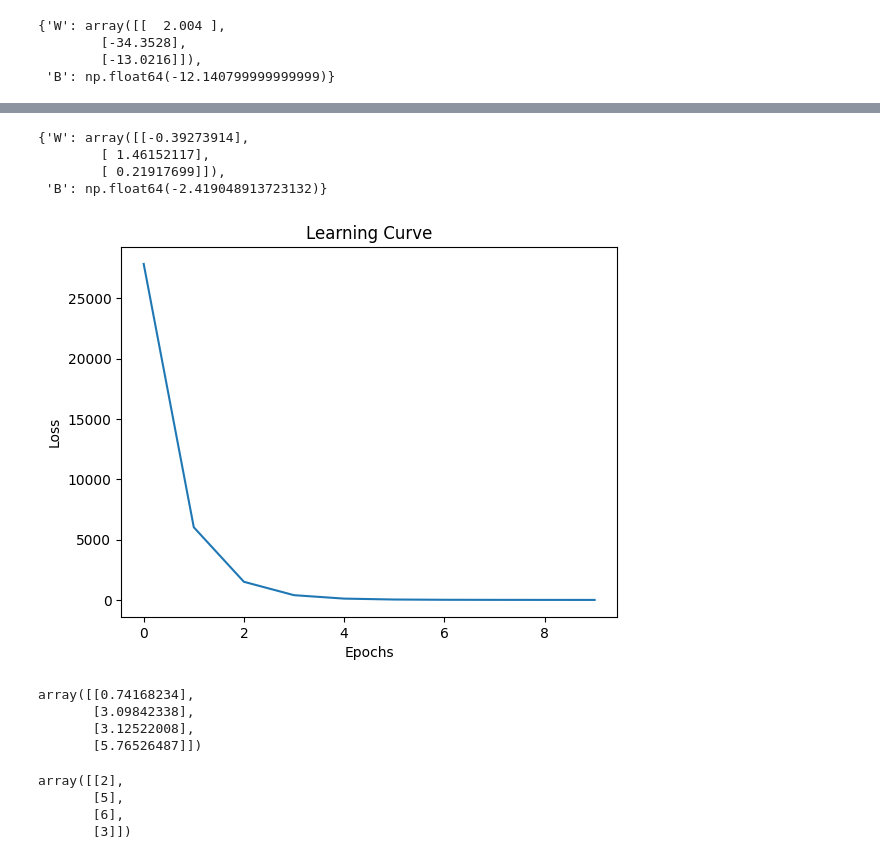
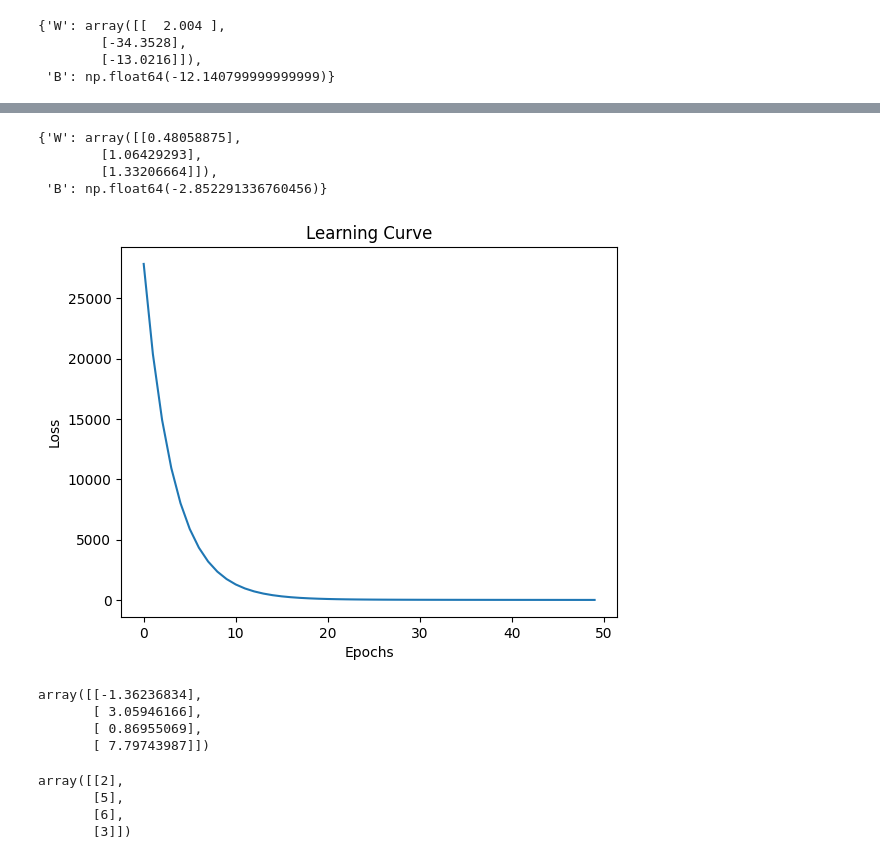
Before and after one commit to lighscent/fastapi_, a Jupyter notebook: kevindegila/2_DeepLearning_160/01-05 Gradient Descent.ipynb, the cells around one changed output, grey strips where cells are left out. Cells and saved outputs as stored; diff of their text form; code cells hidden in the pictures.

```diff
--- a/kevindegila/2_DeepLearning_160/01-05 Gradient Descent.ipynb
+++ b/kevindegila/2_DeepLearning_160/01-05 Gradient Descent.ipynb
@@ -255,6 +257,7 @@ params
         [-13.0216]]),
  'B': np.float64(-12.140799999999999)}
 # %%
-params, errors = train(X, Y, params, epoch=10, learning_rate=0.01) # Pour epoch = 1000 décommenter legne 11 de la cellule précédente
+epochs = 50
+params, errors = train(X, Y, params, epoch=epochs, learning_rate=0.001) # Pour epoch = 1000 décommenter legne 11 de la cellule précédente
 # %% [output]
 Epoch     0 .............. Loss :  27842.06389
@@ -270,20 +280,20 @@ Epoch     9 .............. Loss :      6.49687
 # %%
 params
 # %% [output]
-{'W': array([[-0.39273914],
-        [ 1.46152117],
-        [ 0.21917699]]),
- 'B': np.float64(-2.419048913723132)}
+{'W': array([[0.48058875],
+        [1.06429293],
+        [1.33206664]]),
+ 'B': np.float64(-2.852291336760456)}
 # %%
 import matplotlib.pyplot as plt
 # %%
-plt.plot(list(range(10)), errors)
+plt.plot(list(range(epochs)), errors)
 plt.xlabel('Epochs')
 plt.ylabel("Loss")
 plt.title("Learning Curve")
 plt.show()
 # %% [output]
-[figure, old version]
+[figure, new version]
 # %%
 def predict(X, params):
 
@@ -297,10 +307,10 @@ prediction = predict(X, params)
 # %%
 prediction
 # %% [output]
-array([[0.74168234],
-       [3.09842338],
-       [3.12522008],
-       [5.76526487]])
+array([[-1.36236834],
+       [ 3.05946166],
+       [ 0.86955069],
+       [ 7.79743987]])
 # %%
 Y
 # %% [output]
```
Also changed, not shown: parts of 3 cells of this notebook.
